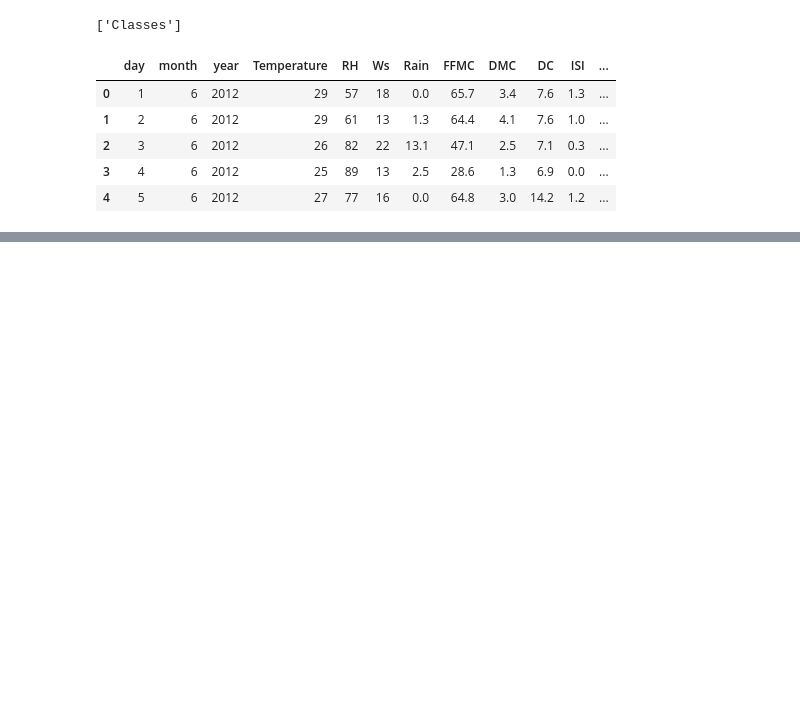
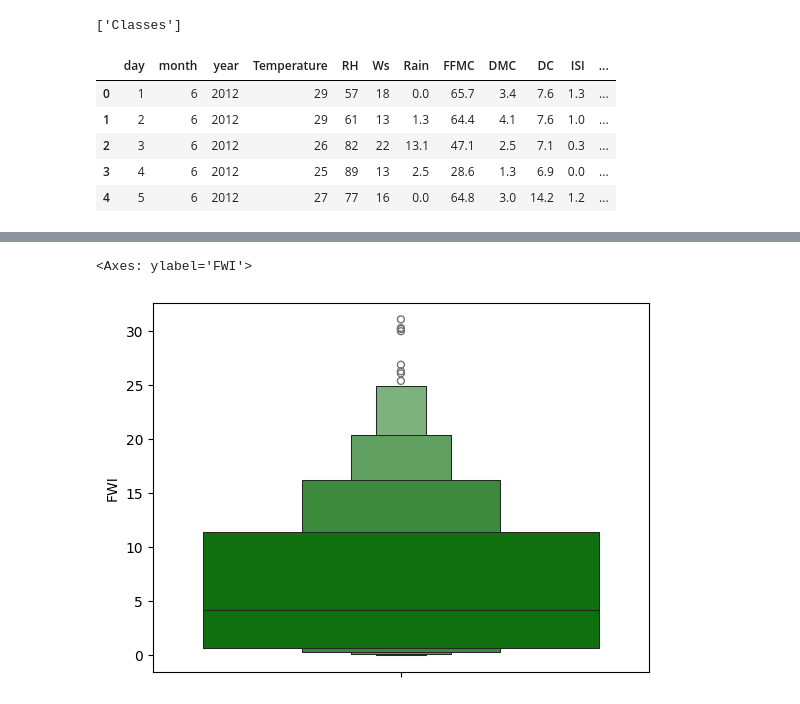
Before and after one commit to Shimul-Zahan/ML-Bootcamp, a Jupyter notebook: Ridge,Lasso And ElasticNet Algorithm/ridge_lassto_elastic_cv.ipynb, the cells around one changed output, grey strips where cells are left out. Cells and saved outputs as stored; diff of their text form; code cells hidden in the pictures; blank space fills up the shorter version.

```diff
--- a/Ridge,Lasso And ElasticNet Algorithm/ridge_lassto_elastic_cv.ipynb
+++ b/Ridge,Lasso And ElasticNet Algorithm/ridge_lassto_elastic_cv.ipynb
@@ -170,0 +267,6 @@ data.head()
+# %%
+# Box plot for show outlier
+sns.boxenplot(data_copy['FWI'], color='g')
+# %% [output]
+<Axes: ylabel='FWI'>
+[figure, added]
```
Also changed, not shown: parts of 19 cells of this notebook.
